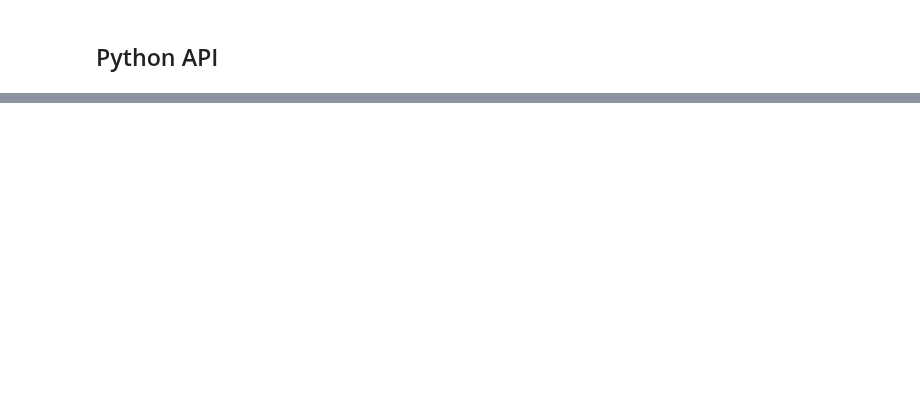
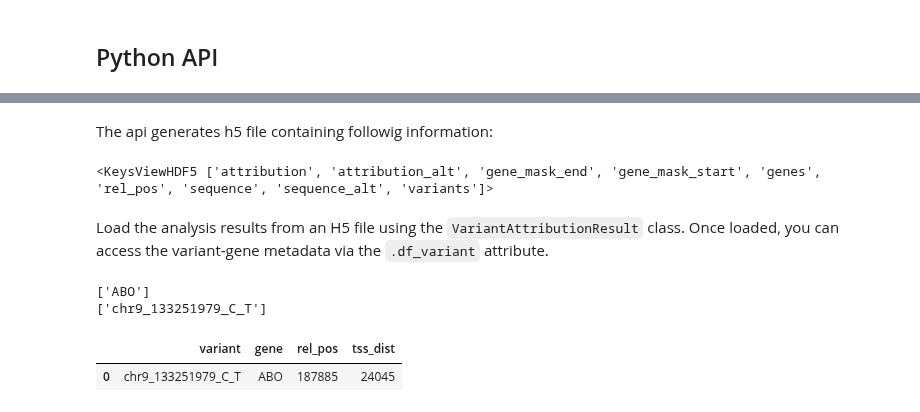
Before and after one commit to Genentech/decima, a Jupyter notebook: docs/tutorials/6-variant-effect-attribution.ipynb, the cells around one changed output, grey strips where cells are left out. Cells and saved outputs as stored; diff of their text form; code cells hidden in the pictures; blank space fills up the shorter version.

```diff
--- a/docs/tutorials/6-variant-effect-attribution.ipynb
+++ b/docs/tutorials/6-variant-effect-attribution.ipynb
@@ -41,2 +85,8 @@ device = "cuda" if torch.cuda.is_available() else "cpu"
+# %%
+df_variants = pd.DataFrame(
+    [
+        {"chrom": "chr9", "pos": 133251979, "ref": "C", "alt": "T", "gene": "ABO"},
+    ]
+)
 # %%
 variant_effect_attribution(
@@ -48,9 +114,25 @@ variant_effect_attribution(
+# %% [markdown]
+The api generates h5 file containing followig information:
 # %%
-with h5py.File("vep_vcf_attributions.h5", "r") as f:
+with h5py.File("example/vep_vcf_attributions.h5", "r") as f:
     print(f.keys())
+# %% [output]
+<KeysViewHDF5 ['attribution', 'attribution_alt', 'gene_mask_end', 'gene_mask_start', 'genes', 'rel_pos', 'sequence', 'sequence_alt', 'variants']>
+# %% [markdown]
+Load the analysis results from an H5 file using the `VariantAttributionResult` class. Once loaded, you can access the variant-gene metadata via the `.df_variant` attribute.
 # %%
-with VariantAttributionResult("vep_vcf_attributions.h5", tss_distance=10_000, num_workers=1) as ar:
+from decima.core.attribution import VariantAttributionResult
+
+with VariantAttributionResult("example/vep_vcf_attributions.h5", tss_distance=10_000, num_workers=1) as ar:
     genes = ar.genes
     variants = ar.variants
     print(genes)
     print(variants)
+    df_variants = ar.df_variants
+
+df_variants
+# %% [output]
+['ABO']
+['chr9_133251979_C_T']
+|  | variant | gene | rel_pos | tss_dist |
+| 0 | chr9_133251979_C_T | ABO | 187885 | 24045 |
```
Also changed, not shown: parts of 27 cells of this notebook, 11 other files.
